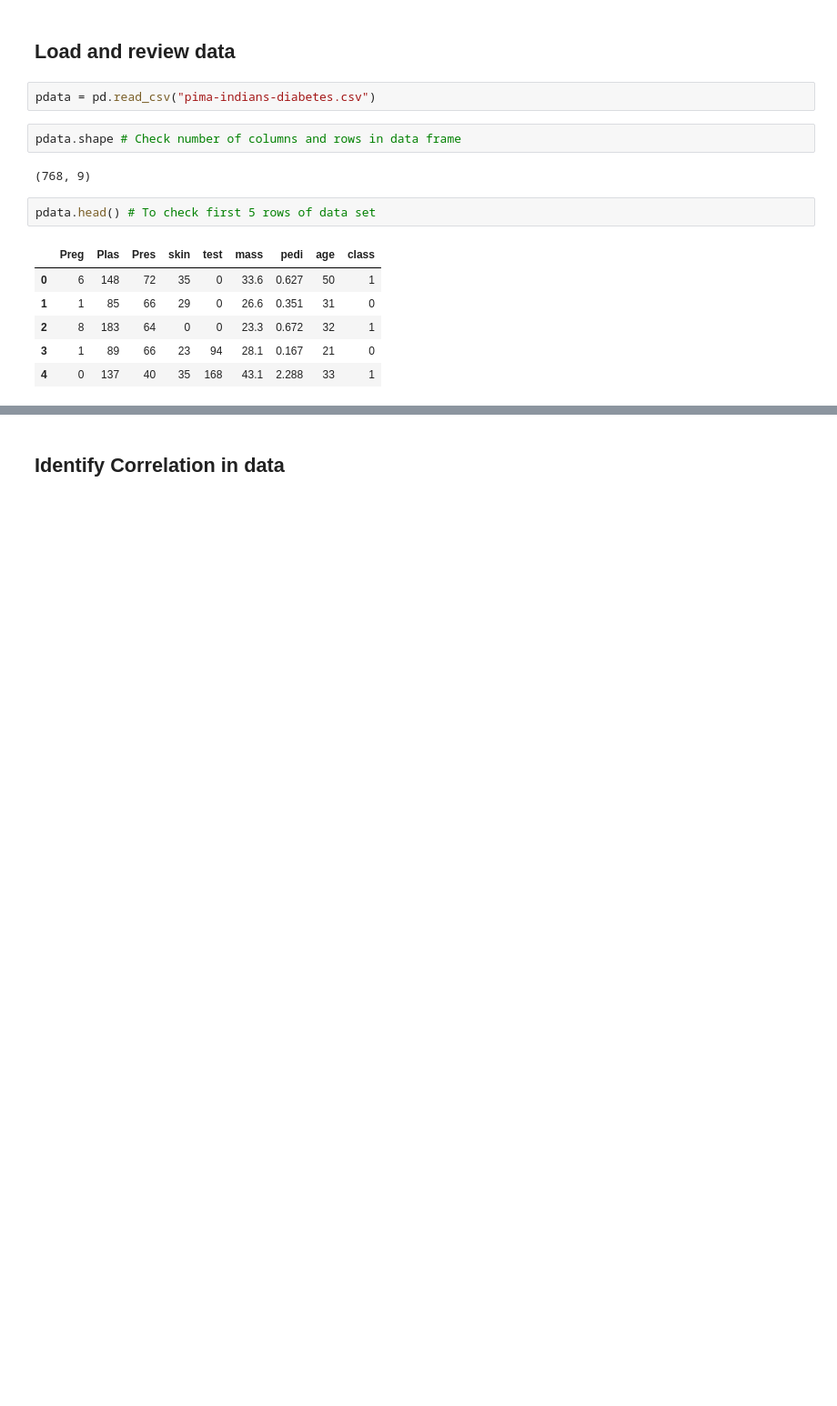
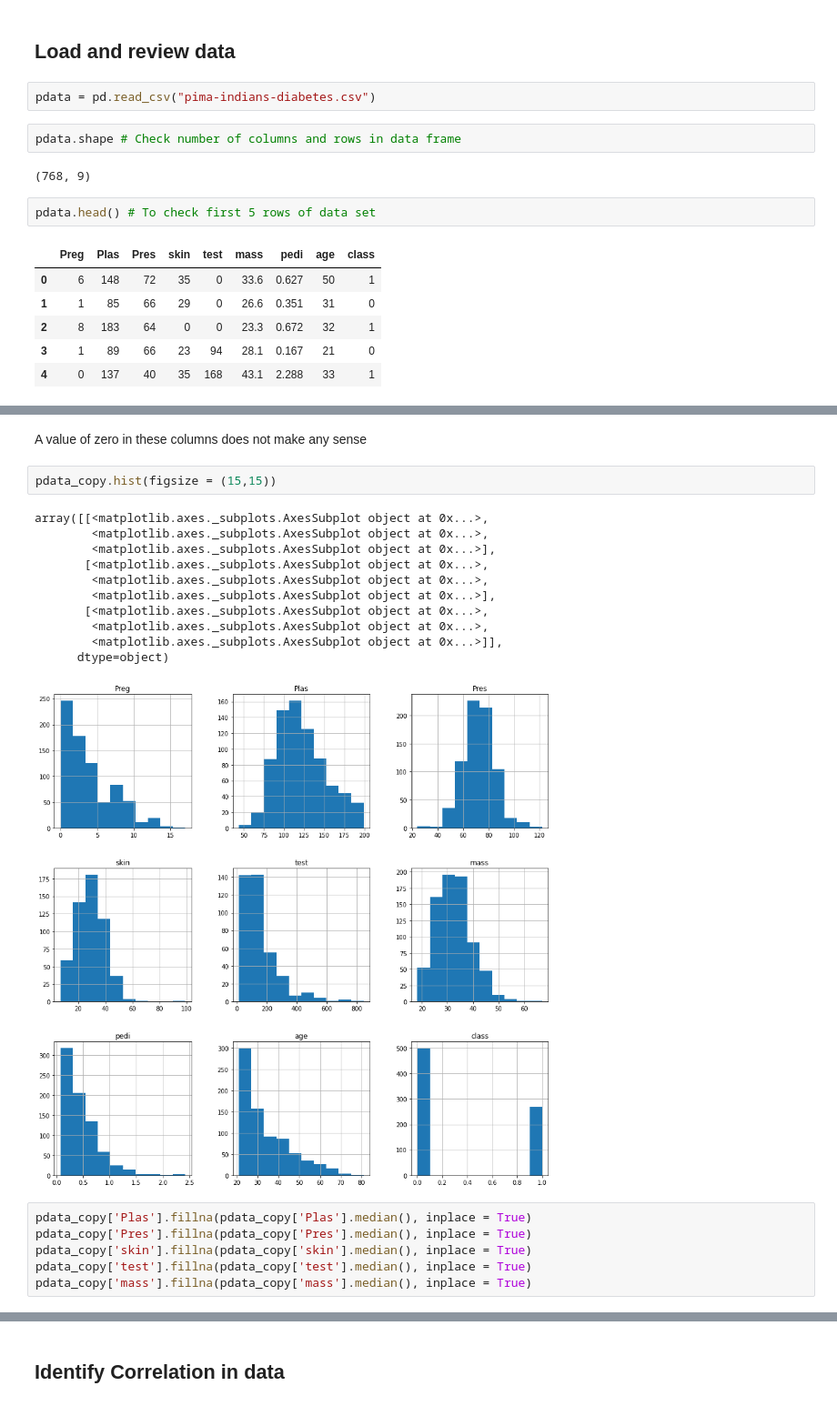
Before and after one commit to TejasOhlan/Diabetes-Prediction, a Jupyter notebook: Logistic_Regression.ipynb, the cells around one changed output, grey strips where cells are left out. Shown at 91% size. Cells and saved outputs as stored; diff of their text form; blank space fills up the shorter version.

```diff
--- a/Logistic_Regression.ipynb
+++ b/Logistic_Regression.ipynb
@@ -36,0 +109,22 @@ False
+# %% [markdown]
+A value of zero in these columns does not make any sense
+# %%
+pdata_copy.hist(figsize = (15,15))
+# %% [output]
+array([[<matplotlib.axes._subplots.AxesSubplot object at 0x...>,
+        <matplotlib.axes._subplots.AxesSubplot object at 0x...>,
+        <matplotlib.axes._subplots.AxesSubplot object at 0x...>],
+       [<matplotlib.axes._subplots.AxesSubplot object at 0x...>,
+        <matplotlib.axes._subplots.AxesSubplot object at 0x...>,
+        <matplotlib.axes._subplots.AxesSubplot object at 0x...>],
+       [<matplotlib.axes._subplots.AxesSubplot object at 0x...>,
+        <matplotlib.axes._subplots.AxesSubplot object at 0x...>,
+        <matplotlib.axes._subplots.AxesSubplot object at 0x...>]],
+      dtype=object)
+[figure, added]
+# %%
+pdata_copy['Plas'].fillna(pdata_copy['Plas'].median(), inplace = True)
+pdata_copy['Pres'].fillna(pdata_copy['Pres'].median(), inplace = True)
+pdata_copy['skin'].fillna(pdata_copy['skin'].median(), inplace = True)
+pdata_copy['test'].fillna(pdata_copy['test'].median(), inplace = True)
+pdata_copy['mass'].fillna(pdata_copy['mass'].median(), inplace = True)
```
Also changed, not shown: parts of 31 cells of this notebook.
